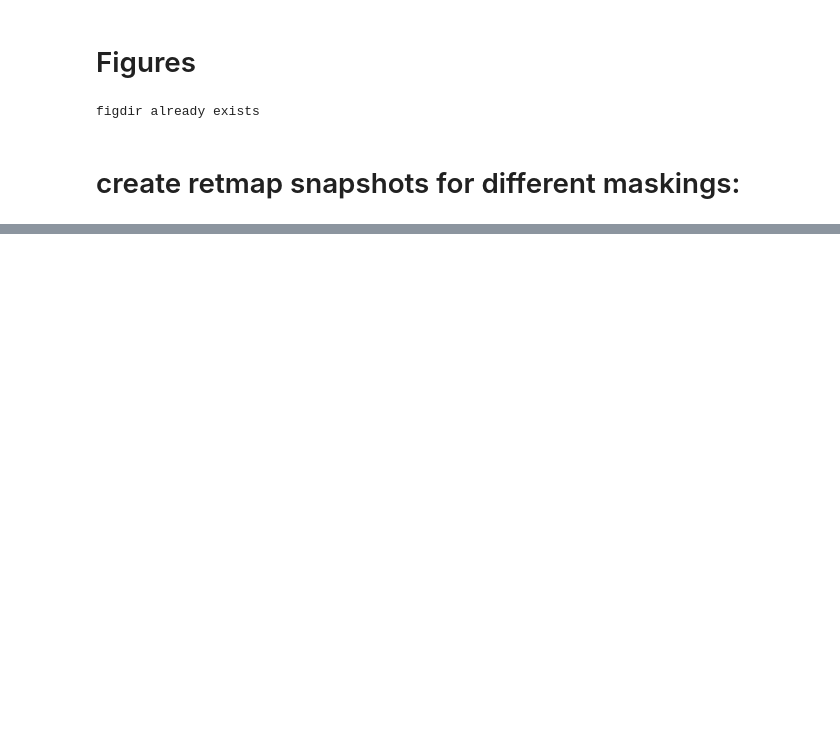
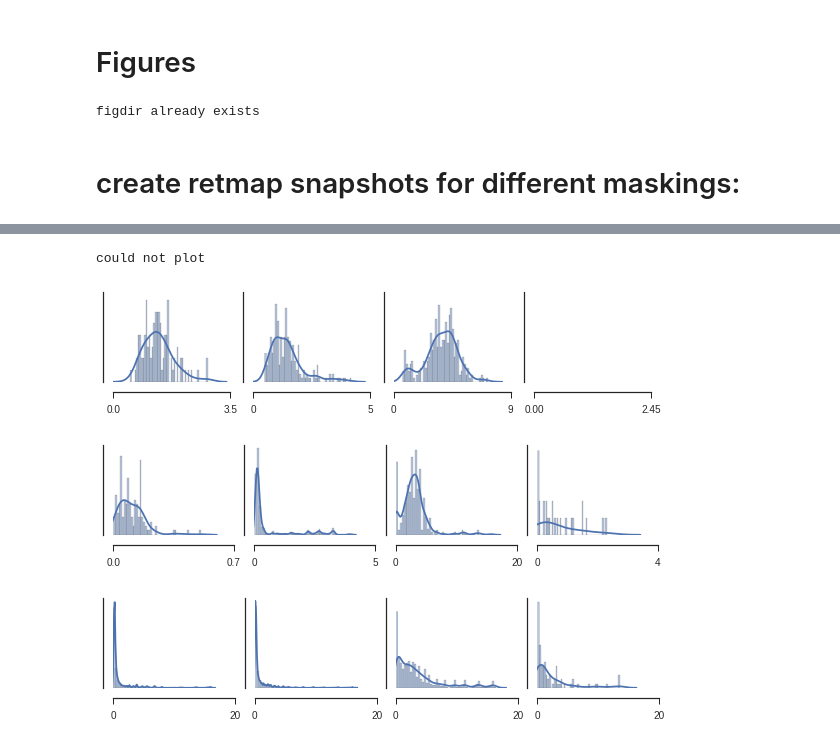
Before and after one commit to daanvanes/hcp_cerebellum_retinotopy, a Jupyter notebook: 3_Figures.ipynb, the cells around one changed output, grey strips where cells are left out. Saved outputs shown, nothing was run; the diff lists cells and outputs as text; code cells hidden in the pictures; blank space fills up the shorter version.

```diff
--- a/3_Figures.ipynb
+++ b/3_Figures.ipynb
@@ -245,0 +339,64 @@ f.savefig(os.path.join(fig_dir,'prf_scatter_avg_subject.pdf'))
+# %%
+# ecc histogram
+for sub_type in ['wavg','avg','per']:
+
+    # first create a plot for the average subject
+    f = pl.figure(figsize=(8,2))
+    for mi,mask in enumerate(roi_comb_order):
+
+        s = f.add_subplot(1,4,mi+1)
+#         pl.title(mask)
+        roimask = np.zeros_like(nb.load(os.path.join(out_dir,'masks','cer_retmaps','all_masks_together.nii')).get_data())
+
+        for subroi in roi_combs[mask]:
+            this_mask = (nb.load(os.path.join(out_dir,'masks','cer_retmaps','all_masks_together.nii')).get_data()==subroi)
+            roimask[this_mask] = 1
+
+        roimask = roimask.astype(bool)
+
+#         roimask = (nb.load(os.path.join(out_dir,'masks','cer_retmaps','all_masks_together.nii')).get_data()==(mask_names[mask]))
+
+        if sub_type in ['avg','wavg']:
+
+            data = nb.load(os.path.join(out_dir,'masked_niftis',masktype,'prfresults_subject_rank_%s.nii'%sub_type)).get_data()
+            eccs = np.ravel(data[roimask,dims['ecc']])
+
+#             eccs  = eccs[eccs > 0.1]
+        elif sub_type == 'per':
+            all_eccs = []
+            for sj in range(181):
+
+                data = nb.load(os.path.join(out_dir,'masked_niftis',masktype,'prfresults_subject_rank_%d.nii'%sj)).get_data()
+                all_eccs.append(np.ravel(data[roimask,dims['ecc']]))
+
+            eccs = np.ravel(all_eccs)
+
+#             eccs = eccs[eccs>0.5]
+
+#         if mask =='VI':
+#             maxecc = 2
+#         elif mask == 'VIIb':
+#             maxecc = 4
+#         elif mask == 'VIIIb':
+#             maxecc = 12
+#         elif mask == 'crus':
+#             maxecc = 6
+
+
+        try:
+            sn.distplot(eccs[~np.isnan(eccs)],bins=50)#,color = ['b'])
+        except:
+            print 'could not plot'
+        pl.xlim(0,s.get_xlim()[1])
+        pl.ylim(0,s.get_ylim()[1])
+        pl.xticks([0,s.get_xlim()[1]])
+        pl.yticks([])
+        sn.despine(offset=10)
+
+    pl.tight_layout()
+    f.savefig(os.path.join(fig_dir,'ecc_histograms_%s.pdf'%sub_type))
+# %% [output]
+could not plot
+[figure, added]
+[figure, added]
+[figure, added]
```
Also changed, not shown: parts of 15 cells of this notebook, 3 other files.
